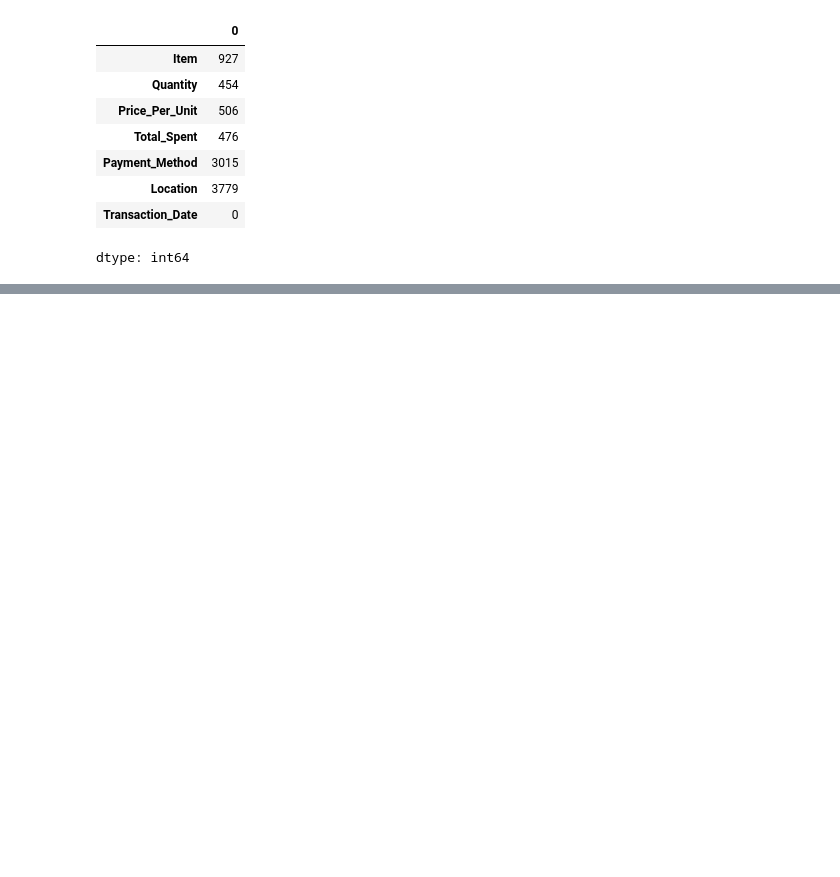
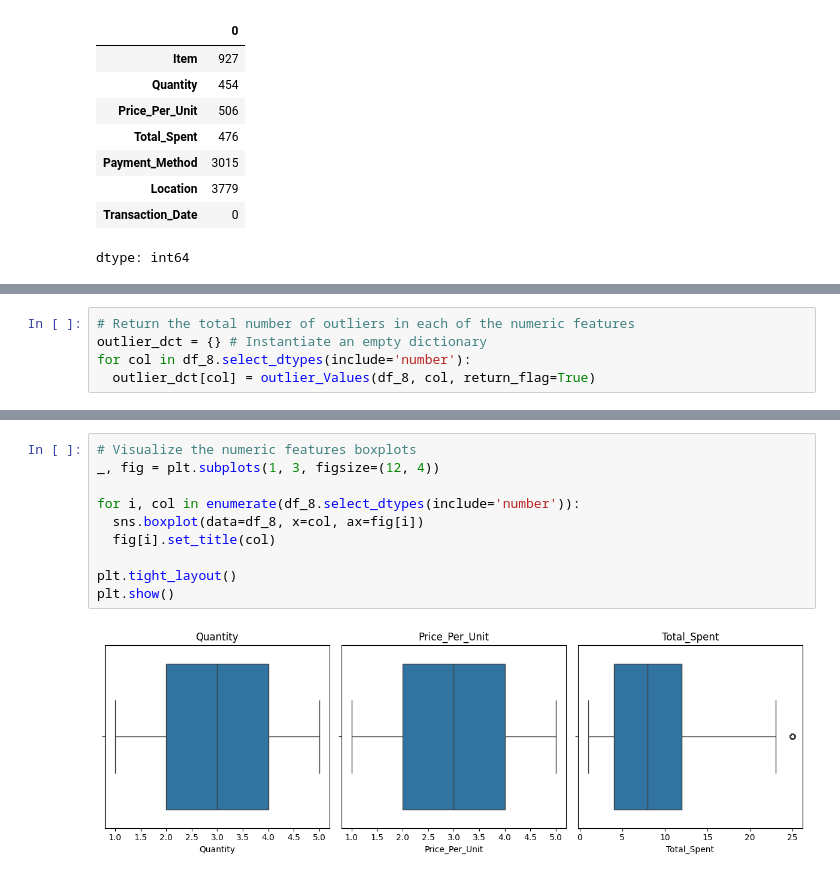
Before and after one commit to Just-Aymz/Cafe-Sales, a Jupyter notebook: Data_Processing/Exploratory_Data_Analysis.ipynb, the cells around one changed output, grey strips where cells are left out. Saved outputs shown, nothing was run; the diff lists cells and outputs as text; blank space fills up the shorter version.

```diff
--- a/Data_Processing/Exploratory_Data_Analysis.ipynb
+++ b/Data_Processing/Exploratory_Data_Analysis.ipynb
@@ -405,0 +428,5 @@ Name: count, dtype: int64
+# %%
+# Return the total number of outliers in each of the numeric features
+outlier_dct = {} # Instantiate an empty dictionary
+for col in df_8.select_dtypes(include='number'):
+  outlier_dct[col] = outlier_Values(df_8, col, return_flag=True)
@@ -405,0 +444,12 @@ Name: count, dtype: int64
+# %%
+# Visualize the numeric features boxplots
+_, fig = plt.subplots(1, 3, figsize=(12, 4))
+
+for i, col in enumerate(df_8.select_dtypes(include='number')):
+  sns.boxplot(data=df_8, x=col, ax=fig[i])
+  fig[i].set_title(col)
+
+plt.tight_layout()
+plt.show()
+# %% [output]
+[figure, added]
```
Also changed, not shown: parts of 17 cells of this notebook.
